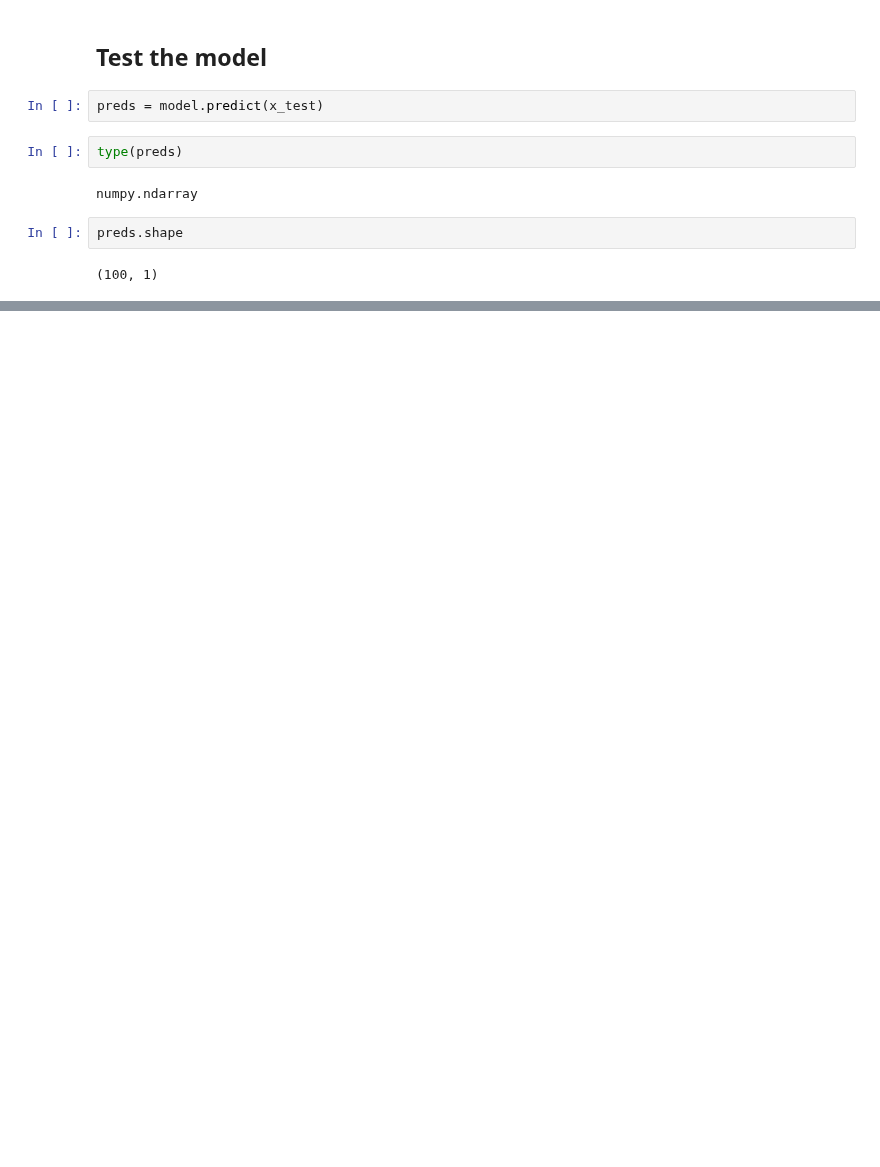
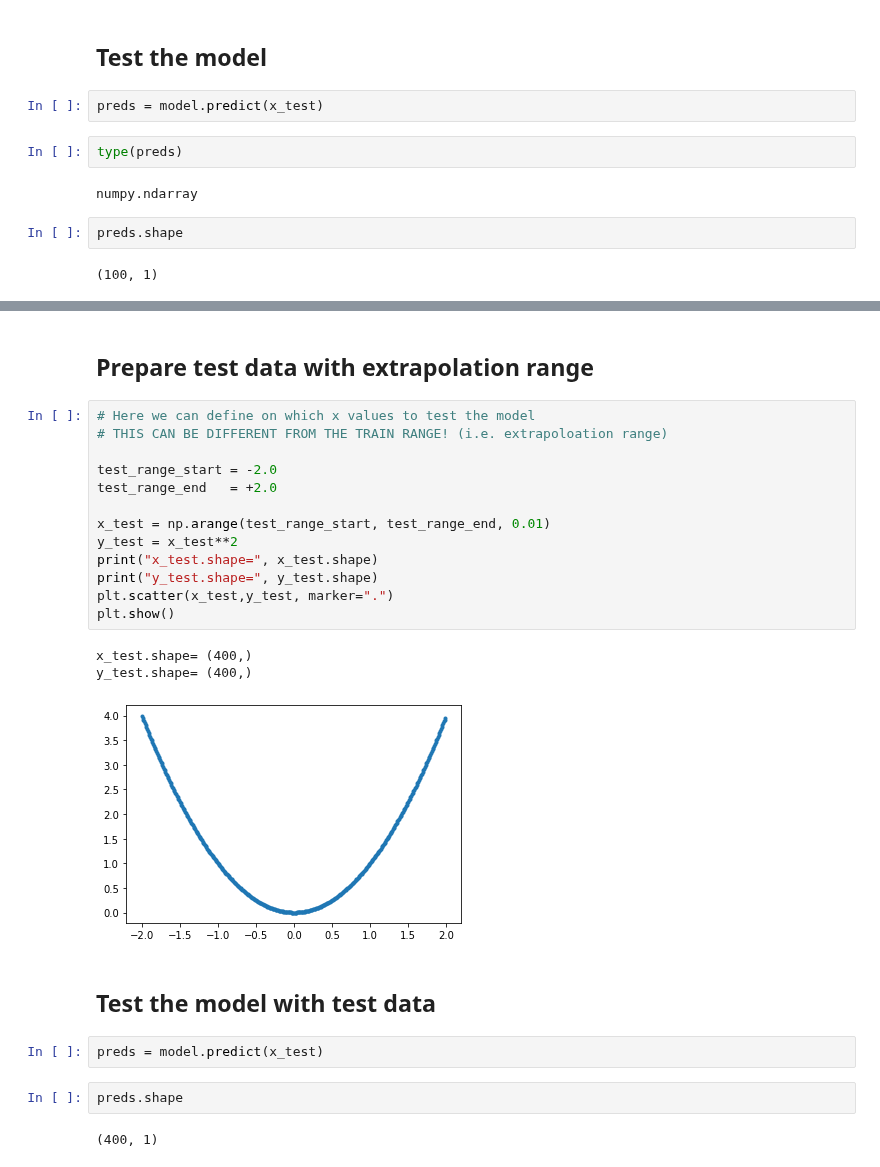
Before and after one commit to b3n3d17/DeepLearningCourse, a Jupyter notebook: 54_mlp_function_learning_test/mlp_function_learning_test.ipynb, the cells around one changed output, grey strips where cells are left out. Saved outputs shown, nothing was run; the diff lists cells and outputs as text; blank space fills up the shorter version.

Commit message:
Added a new section 4 for showing that how a model extrapolates depends on the model!

```diff
--- a/54_mlp_function_learning_test/mlp_function_learning_test.ipynb
+++ b/54_mlp_function_learning_test/mlp_function_learning_test.ipynb
@@ -302,0 +372,27 @@ plt.show()
+# %% [markdown]
+## Prepare test data with extrapolation range
+# %%
+# Here we can define on which x values to test the model
+# THIS CAN BE DIFFERENT FROM THE TRAIN RANGE! (i.e. extrapoloation range)
+
+test_range_start = -2.0
+test_range_end   = +2.0
+
+x_test = np.arange(test_range_start, test_range_end, 0.01)
+y_test = x_test**2
+print("x_test.shape=", x_test.shape)
+print("y_test.shape=", y_test.shape)
+plt.scatter(x_test,y_test, marker=".")
+plt.show()
+# %% [output]
+x_test.shape= (400,)
+y_test.shape= (400,)
+[figure, added]
+# %% [markdown]
+## Test the model with test data
+# %%
+preds = model.predict(x_test)
+# %%
+preds.shape
+# %% [output]
+(400, 1)
```
Also changed, not shown: parts of 25 cells of this notebook.
